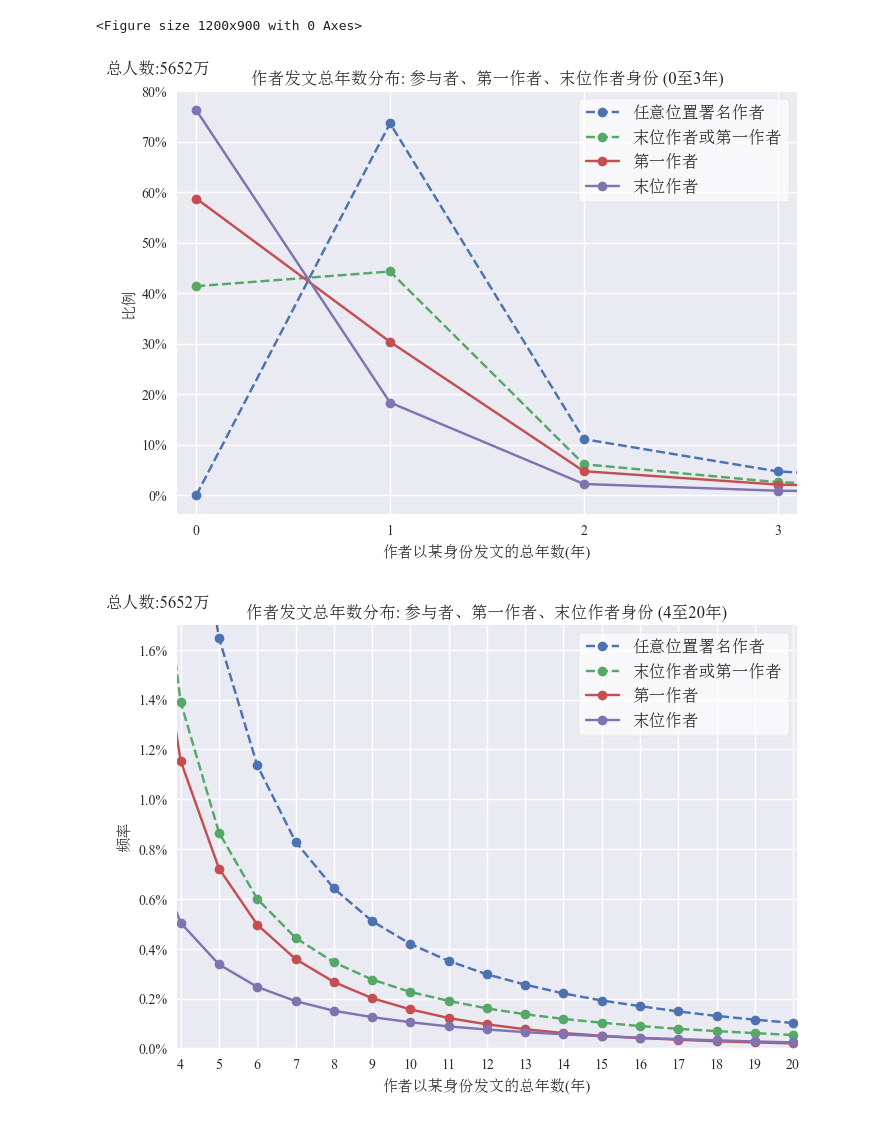
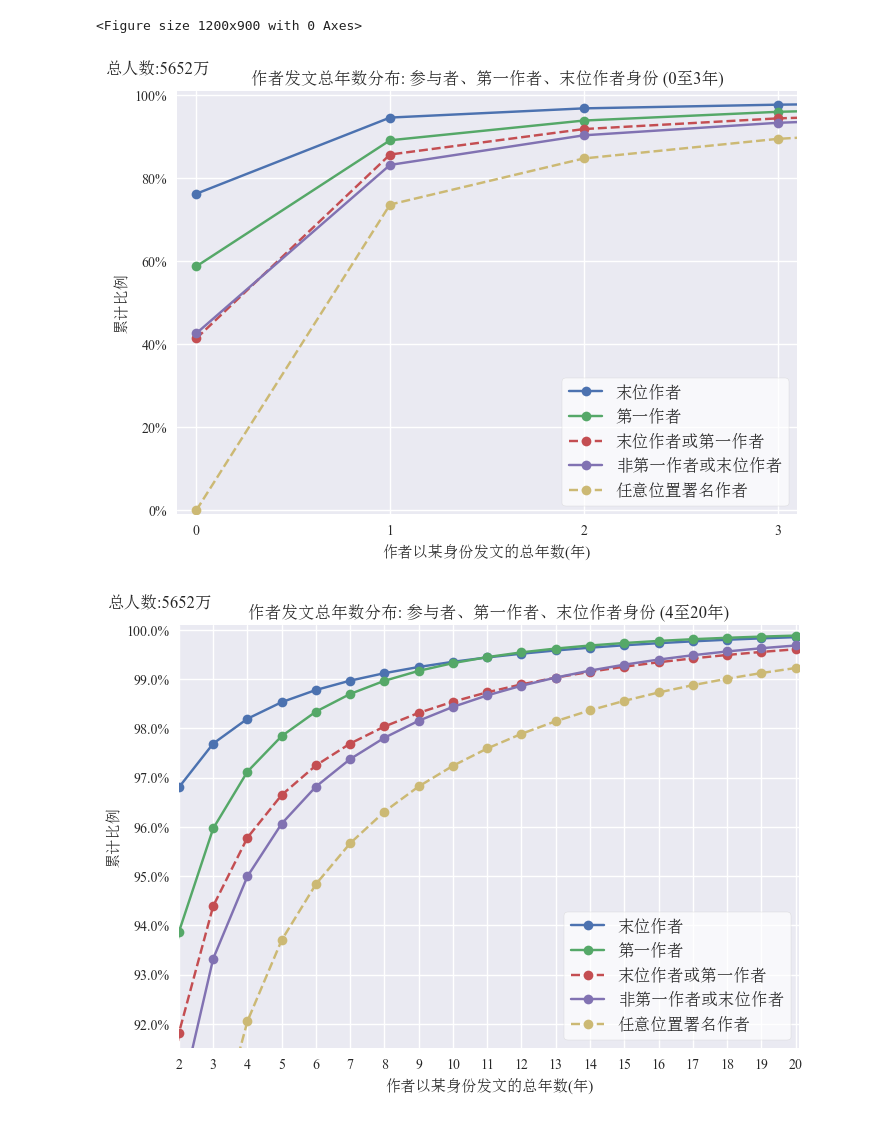
Before and after one commit to jiaweixu98/CrossBoundaryPerspective_InterdisciplinaryResearch, a Jupyter notebook: dataPrepare/AuthorSreies/easydraw.ipynb, the cells around one changed output. Drawn from its saved outputs; the diff is of its cells as text; code cells hidden in the pictures.

```diff
--- a/dataPrepare/AuthorSreies/easydraw.ipynb
+++ b/dataPrepare/AuthorSreies/easydraw.ipynb
@@ -23,20 +23,25 @@ authornumPubYearsFreq = pk.load( open('../../../DataCrossBoundaryPerspective_Int
 Rank1authornumPubYearsFreq = pk.load(open('../../../DataCrossBoundaryPerspective_InterdisciplinaryResearch/Rank1authornumPubYearsFreq.pk', 'rb'))
 RankLasTauthornumPubYearsFreq = pk.load(open('../../../DataCrossBoundaryPerspective_InterdisciplinaryResearch/RankLasTauthornumPubYearsFreq.pk', 'rb'))
 RankIMportantAuthornumPubYearsFreq = pk.load(open('../../../DataCrossBoundaryPerspective_InterdisciplinaryResearch/RankIMportantAuthornumPubYearsFreq.pk', 'rb'))
+RankNotIMportantAuthornumPubYearsFreq= pk.load( open('../../../DataCrossBoundaryPerspective_InterdisciplinaryResearch/RankNotIMportantAuthornumPubYearsFreq.pk', 'rb'))
 # %%
 authornumPubYearsFreq[0] = 0
 freq1 , allalthor = zip(*sorted(authornumPubYearsFreq.items()))
 freq2 , rank1 = zip(*sorted(Rank1authornumPubYearsFreq.items()))
 freq3 , ranklast = zip(*sorted(RankLasTauthornumPubYearsFreq.items()))
 freq4 , rankImportant = zip(*sorted(RankIMportantAuthornumPubYearsFreq.items()))
+freq5 , rankNotImportant = zip(*sorted(RankNotIMportantAuthornumPubYearsFreq.items()))
+
 
 fig, ax = plt.subplots()
-ax.plot(freq1,np.array(allalthor)/56523870,  linestyle='dashed', label='任意位置署名作者',marker='.',markersize=14)
-ax.plot(freq4,np.array(rankImportant)/56523870,linestyle='dashed', label='末位作者或第一作者',marker='.',markersize=14)
-ax.plot(freq2,np.array(rank1)/56523870, label='第一作者',marker='.',markersize=14)
-ax.plot(freq3,np.array(ranklast)/56523870,  label='末位作者',marker='.',markersize=14)
+ax.plot(freq3,np.cumsum(np.array(ranklast))/56523870,  label='末位作者',marker='.',markersize=14)
+ax.plot(freq2,np.cumsum(np.array(rank1))/56523870, label='第一作者',marker='.',markersize=14)
+ax.plot(freq4,np.cumsum(np.array(rankImportant))/56523870,linestyle='dashed', label='末位作者或第一作者',marker='.',markersize=14)
+ax.plot(freq5,np.cumsum(np.array(rankNotImportant))/56523870,  label='非第一作者或末位作者',marker='.',markersize=14)
+ax.plot(freq1,np.cumsum(np.array(allalthor))/56523870,  linestyle='dashed', label='任意位置署名作者',marker='.',markersize=14)
+
 ax.yaxis.set_major_formatter(mtick.PercentFormatter(xmax=1.0))
-ax.set(xlabel='作者以某身份发文的总年数(年)', ylabel='比例',
+ax.set(xlabel='作者以某身份发文的总年数(年)', ylabel='累计比例',
        title='作者发文总年数分布: 参与者、第一作者、末位作者身份 (0至3年)')
 # plt.ticklabel_format(style='plain')
 
@@ -45,34 +50,35 @@ horizontalalignment='center',verticalalignment='center',
 transform=ax.transAxes)
 ax.set_xlim(- 0.1, 3.1)
 ax.set_xticks([0,1,2,3])
-# ax.set_ylim(0, 4400)
+ax.set_ylim(-0.01, 1.01)
 # ax.set_yscale('log')
 ax.legend(fontsize=12,framealpha=0.7,facecolor='white',frameon=True)
 fig.savefig("作者发文总年数分布-参与者、第一作者、末位作者身份 (0至3年).png",dpi=300)
 plt.show()
 # %% [output]
-[figure, old version]
+[figure, new version]
 # %%
 fig, ax = plt.subplots()
-ax.plot(freq1,np.array(allalthor)/56523870,  linestyle='dashed', label='任意位置署名作者',marker='.',markersize=14)
-ax.plot(freq4,np.array(rankImportant)/56523870,linestyle='dashed', label='末位作者或第一作者',marker='.',markersize=14)
-ax.plot(freq2,np.array(rank1)/56523870, label='第一作者',marker='.',markersize=14)
-ax.plot(freq3,np.array(ranklast)/56523870,  label='末位作者',marker='.',markersize=14)
+ax.plot(freq3,np.cumsum(np.array(ranklast))/56523870,  label='末位作者',marker='.',markersize=14)
+ax.plot(freq2,np.cumsum(np.array(rank1))/56523870, label='第一作者',marker='.',markersize=14)
+ax.plot(freq4,np.cumsum(np.array(rankImportant))/56523870,linestyle='dashed', label='末位作者或第一作者',marker='.',markersize=14)
+ax.plot(freq5,np.cumsum(np.array(rankNotImportant))/56523870,  label='非第一作者或末位作者',marker='.',markersize=14)
+ax.plot(freq1,np.cumsum(np.array(allalthor))/56523870,  linestyle='dashed', label='任意位置署名作者',marker='.',markersize=14)
 
-ax.set(xlabel='作者以某身份发文的总年数(年)', ylabel='频率',
+ax.set(xlabel='作者以某身份发文的总年数(年)', ylabel='累计比例',
        title='作者发文总年数分布: 参与者、第一作者、末位作者身份 (4至20年)')
 # plt.ticklabel_format(style='plain')
 ax.yaxis.set_major_formatter(mtick.PercentFormatter(xmax=1, decimals=1))
 
 plt.text(-0.03,1.05,'总人数:5652万',
 horizontalalignment='center',verticalalignment='center',
 transform=ax.transAxes)
-ax.set_xlim(3.9, 20.1)
-ax.set_xticks([i for i in range(4,21)])
-ax.set_ylim(0, 0.017)
+ax.set_xlim(2.9, 20.1)
+ax.set_xticks([i for i in range(2,21)])
+ax.set_ylim(0.915, 1.001)
 # ax.set_yscale('log')
 ax.legend(fontsize=12,framealpha=0.7,facecolor='white',frameon=True)
 fig.savefig("作者发文总年数分布-参与者、第一作者、末位作者身份 (4至20年).png",dpi=300)
 plt.show()
 # %% [output]
-[figure, old version]
+[figure, new version]
```
Also changed, not shown: parts of 3 cells of this notebook, 8 other files.
